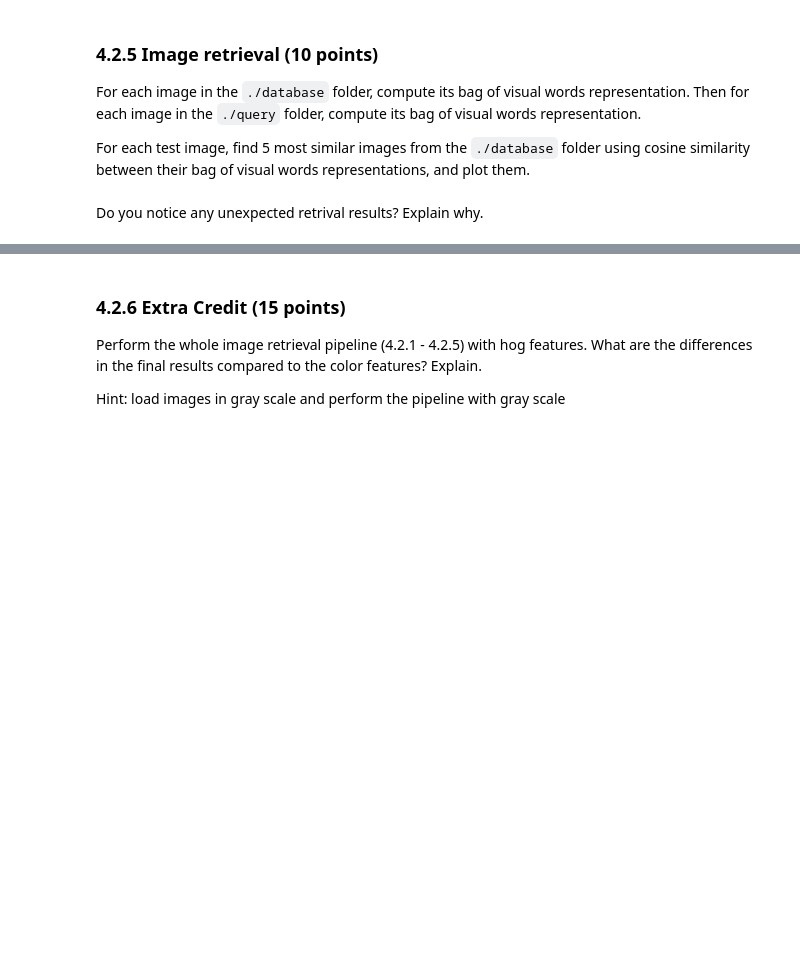
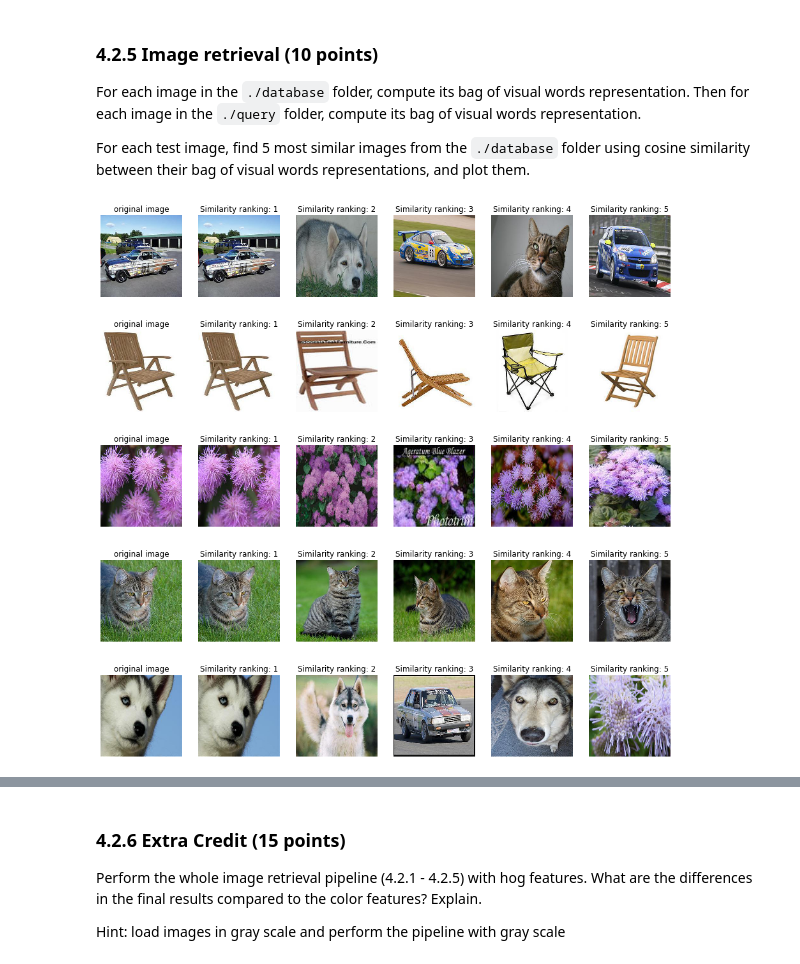
Before and after one commit to shreyas23/cse152, a Jupyter notebook: assignment1/hw1.ipynb, the cells around one changed output, grey strips where cells are left out. Drawn from its saved outputs; the diff is of its cells as text; code cells hidden in the pictures; blank space fills up the shorter version.

```diff
--- a/assignment1/hw1.ipynb
+++ b/assignment1/hw1.ipynb
@@ -827,11 +823,11 @@ def get_patch_indices(patches, kmeans_model):
     """
 
     ### YOUR CODE HERE
-    ind = None
+    s = patches.shape
+    ind = kmeans_model.predict(patches.reshape(-1, s[1] * s[2] * s[3]))
     ### END YOUR CODE
 
     return ind
-
 
 def get_visual_words(image, kmeans_model, patch_size=16):
     """
@@ -848,9 +844,12 @@ def get_visual_words(image, kmeans_model, patch_size=16):
     visual_words = get_patch_indices(patches, kmeans_model)
 
     # build histogram
-    hist = None
+    hist = np.zeros((kmeans_model.n_clusters))
+
     ### YOUR CODE HERE
-    pass
+    unique, count = np.unique(visual_words, return_counts=True)
+    for idx, count in zip(unique, count):
+        hist[idx] = count
     ### END YOUR CODE
 
     return hist
@@ -877,2 +870,0 @@ pass
-# %% [markdown]
-Do you notice any unexpected retrival results? Explain why.
@@ -878,0 +873,29 @@ Do you notice any unexpected retrival results? Explain why.
+# %%
+all_visual_words = np.array([get_visual_words(img, kmeans_model) for img in all_images])
+all_test_words = np.array([get_visual_words(img, kmeans_model) for img in test_images])
+
+### YOUR CODE HERE
+from sklearn.metrics.pairwise import cosine_similarity
+
+count = 1
+rows, cols = len(all_test_words), 6
+fig = plt.figure(figsize = (16, 16))
+
+sims = cosine_similarity(all_test_words, all_visual_words)
+for test_idx, test_img in enumerate(sims):
+    top_5 = sorted(zip(range(len(test_img)), test_img), key=lambda x: x[1], reverse=True)[:5]
+    fig.add_subplot(rows, cols, count)
+    plt.imshow(test_images[test_idx].reshape(256, 256, 3) / 255)
+    plt.title('original image')
+    plt.axis('off')
+    count += 1
+    for rank, (all_idx, similarity) in enumerate(top_5):
+        fig.add_subplot(rows, cols, count)
+        plt.imshow(all_images[all_idx].reshape(256, 256, 3) / 255)
+        plt.title(f'Similarity ranking: {rank + 1}')
+        plt.axis('off')
+        count += 1
+plt.show()
+### END YOUR CODE
+# %% [output]
+[figure, added]
```
Also changed, not shown: parts of 17 cells of this notebook.
